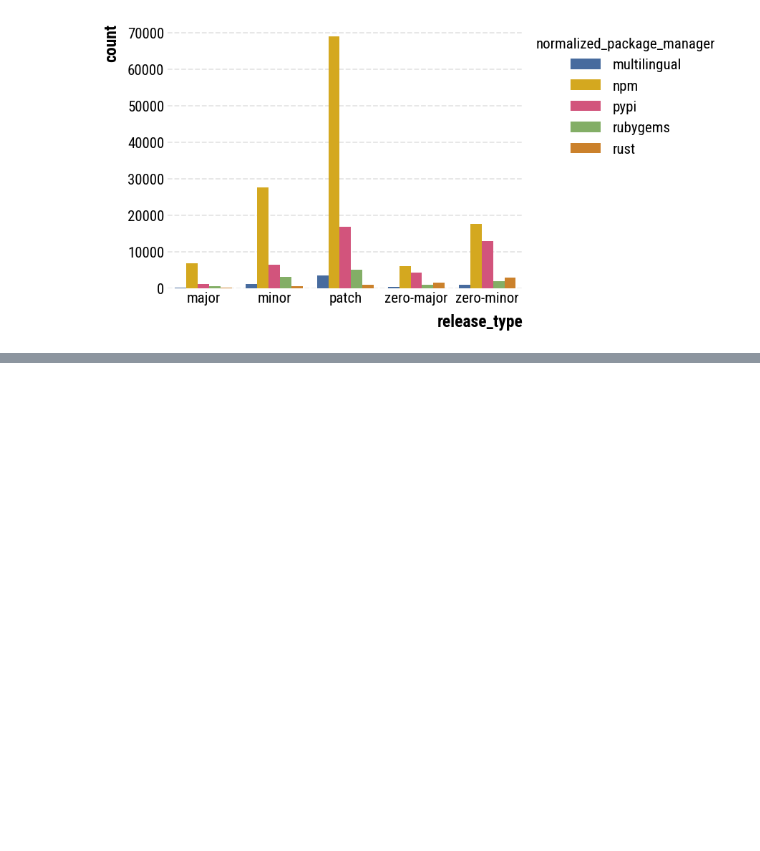
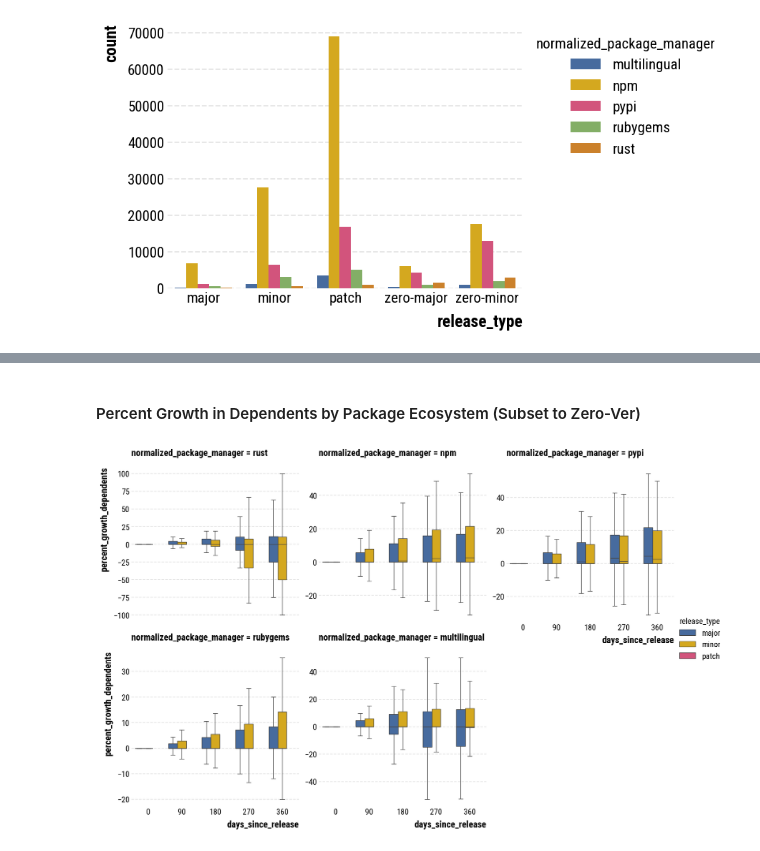
Before and after one commit to evamaxfield/dg-uoi-analysis, a Jupyter notebook: notebooks/pkg-releases-metrics.ipynb, the cells around one changed output, grey strips where cells are left out. Cells and saved outputs as stored; diff of their text form; code cells hidden in the pictures; blank space fills up the shorter version.

```diff
--- a/notebooks/pkg-releases-metrics.ipynb
+++ b/notebooks/pkg-releases-metrics.ipynb
@@ -297,0 +311,20 @@ _ = sns.catplot(
+# %% [markdown]
+#### Percent Growth in Dependents by Package Ecosystem (Subset to Zero-Ver)
+# %%
+# Plot pct growth dependents
+_ = sns.catplot(
+    data=pct_growth_dependents_ecosystem_release_type.filter(
+        pl.col("package_major_version").eq(pl.lit(0)),
+    ),
+    x="days_since_release",
+    y="percent_growth_dependents",
+    hue="release_type",
+    hue_order=["major", "minor", "patch"],
+    kind="box",
+    col="normalized_package_manager",
+    col_wrap=3,
+    showfliers=False,
+    sharey=False,
+)
+# %% [output]
+[figure, added]
```
Also changed, not shown: parts of 14 cells of this notebook.
